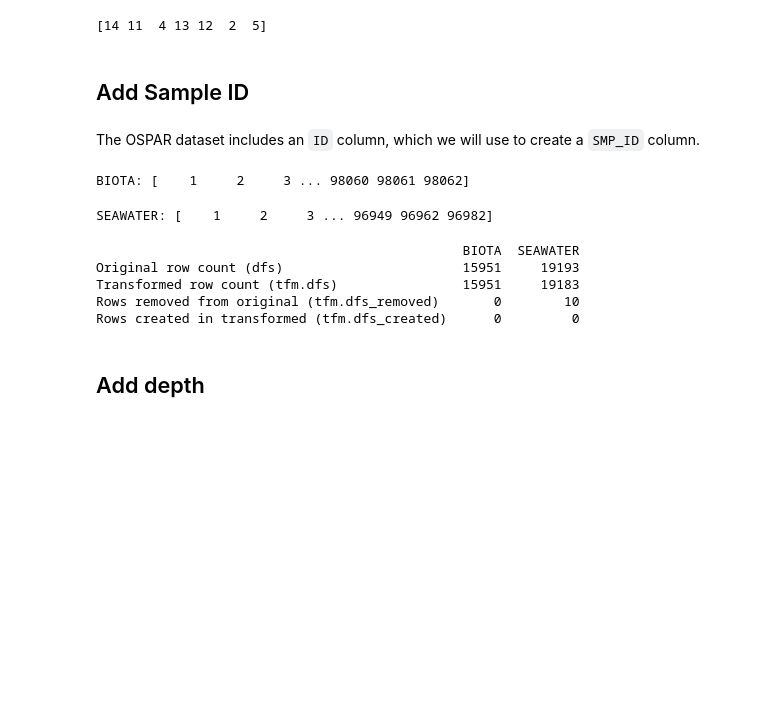
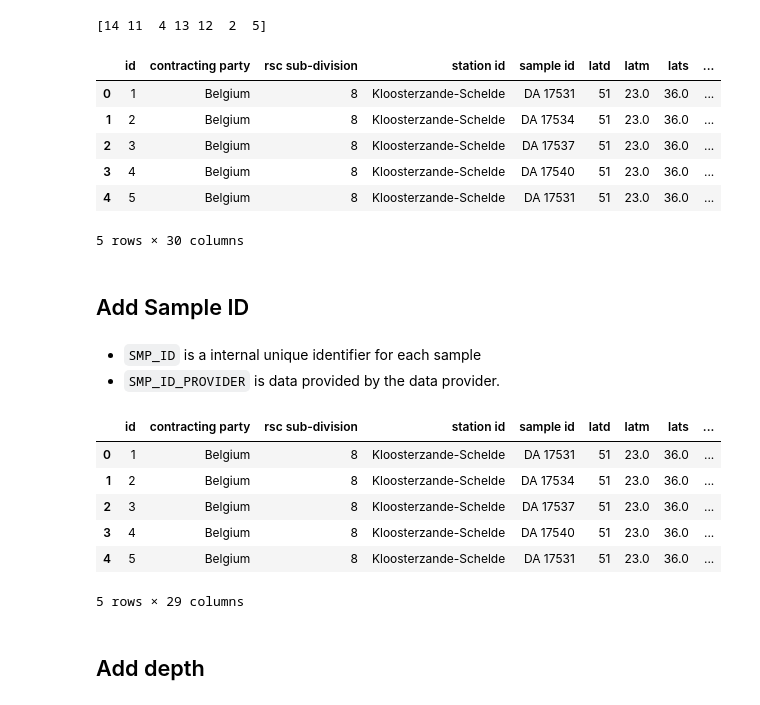
Before and after one commit to franckalbinet/marisco, a Jupyter notebook: nbs/handlers/ospar.ipynb, the cells around one changed output. Cells and saved outputs as stored; diff of their text form; code cells hidden in the pictures; blank space fills up the shorter version.

```diff
--- a/nbs/handlers/ospar.ipynb
+++ b/nbs/handlers/ospar.ipynb
@@ -1428,9 +1513,21 @@ print(tfm()['BIOTA']['BIO_GROUP'].unique())
 # %% [output]
 [14 11  4 13 12  2  5]
+# %%
+#| eval: false
+tfm.dfs['BIOTA'].head()
+# %% [output]
+|  | id | contracting party | rsc sub-division | station id | sample id | latd | latm | lats | ... |
+| 0 | 1 | Belgium | 8 | Kloosterzande-Schelde | DA 17531 | 51 | 23.0 | 36.0 | ... |
+| 1 | 2 | Belgium | 8 | Kloosterzande-Schelde | DA 17534 | 51 | 23.0 | 36.0 | ... |
+| 2 | 3 | Belgium | 8 | Kloosterzande-Schelde | DA 17537 | 51 | 23.0 | 36.0 | ... |
+| 3 | 4 | Belgium | 8 | Kloosterzande-Schelde | DA 17540 | 51 | 23.0 | 36.0 | ... |
+| 4 | 5 | Belgium | 8 | Kloosterzande-Schelde | DA 17531 | 51 | 23.0 | 36.0 | ... |
+5 rows × 30 columns
 # %% [markdown]
 ## Add Sample ID
 # %% [markdown]
-The OSPAR dataset includes an `ID` column, which we will use to create a `SMP_ID` column.
+- `SMP_ID` is a internal unique identifier for each sample
+- `SMP_ID_PROVIDER` is data provided by the data provider.
 # %%
 #| exports
 class AddSampleIdCB(Callback):
@@ -1452,18 +1544,16 @@ tfm = Transformer(dfs, cbs=[RemoveAllNAValuesCB(nan_cols_to_check),
                             CompareDfsAndTfmCB(dfs)
                             ])
 tfm()
-for grp in ['BIOTA', 'SEAWATER']:
-    print(f"{grp}: {tfm.dfs[grp]['SMP_ID'].unique()}")
 
-print(pd.DataFrame.from_dict(tfm.compare_stats) , '\n')
+tfm.dfs['BIOTA'].head()
 # %% [output]
+|  | id | contracting party | rsc sub-division | station id | sample id | latd | latm | lats | ... |
+| 0 | 1 | Belgium | 8 | Kloosterzande-Schelde | DA 17531 | 51 | 23.0 | 36.0 | ... |
+| 1 | 2 | Belgium | 8 | Kloosterzande-Schelde | DA 17534 | 51 | 23.0 | 36.0 | ... |
+| 2 | 3 | Belgium | 8 | Kloosterzande-Schelde | DA 17537 | 51 | 23.0 | 36.0 | ... |
+| 3 | 4 | Belgium | 8 | Kloosterzande-Schelde | DA 17540 | 51 | 23.0 | 36.0 | ... |
+| 4 | 5 | Belgium | 8 | Kloosterzande-Schelde | DA 17531 | 51 | 23.0 | 36.0 | ... |
-BIOTA: [    1     2     3 ... 98060 98061 98062]
+5 rows × 29 columns
-SEAWATER: [    1     2     3 ... 96949 96962 96982]
-                                               BIOTA  SEAWATER
-Original row count (dfs)                       15951     19193
-Transformed row count (tfm.dfs)                15951     19183
-Rows removed from original (tfm.dfs_removed)       0        10
-Rows created in transformed (tfm.dfs_created)      0         0
 # %% [markdown]
 ## Add depth
 # %% [markdown]
```
Also changed, not shown: parts of 40 cells of this notebook, 20 other files.
